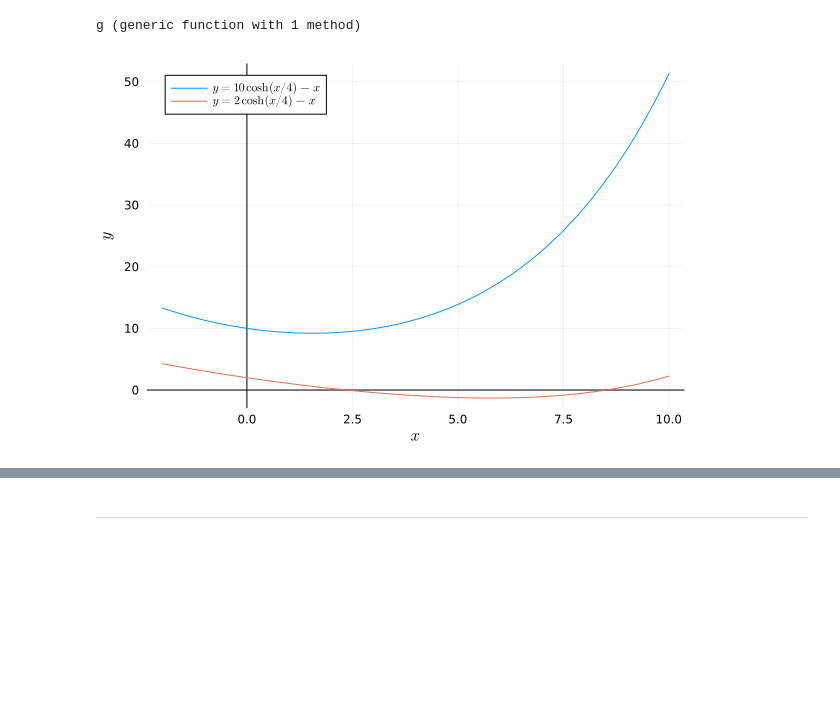
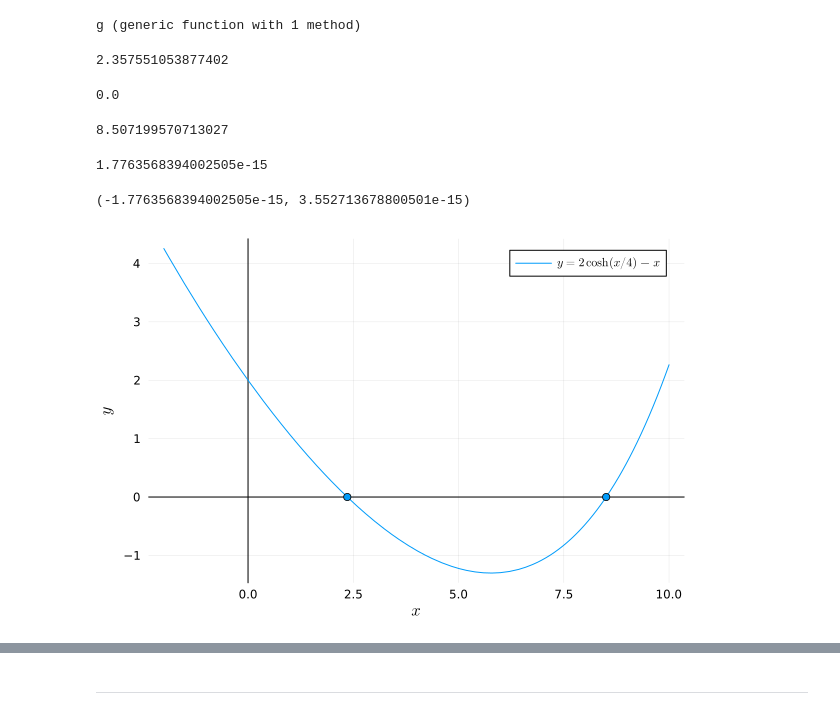
Before and after one commit to ApolloTheApollo/20262-lecture-notes, a Jupyter notebook: chapter03/Section 3.1 - Solving nonlinear equations.ipynb, the cells around one changed output, grey strips where cells are left out. Drawn from its saved outputs; the diff is of its cells as text; code cells hidden in the pictures; blank space fills up the shorter version.

```diff
--- a/chapter03/Section 3.1 - Solving nonlinear equations.ipynb
+++ b/chapter03/Section 3.1 - Solving nonlinear equations.ipynb
@@ -65,11 +65,32 @@ g (generic function with 1 method)
 using Plots  # Package for plotting
 using Roots  # Package for finding roots of functions
 using LaTeXStrings
+# %%
+x1 = find_zero(g, [2.0, 3.0])
+# %% [output]
+2.357551053877402
+# %%
+g(x1)
+# %% [output]
+0.0
+# %%
+x2 = find_zero(g, [8.0, 9.0])
+# %% [output]
+8.507199570713027
+# %%
+g(x2)
+# %% [output]
+1.7763568394002505e-15
+# %%
+g(prevfloat(x2)), g(nextfloat(x2))
+# %% [output]
+(-1.7763568394002505e-15, 3.552713678800501e-15)
 # %%
 plot(axes_style=:zerolines, xlabel=L"x", ylabel=L"y")
-plot!(f, -2, 10, label=L"y = 10\cosh(x/4) - x")
+#plot!(f, -2, 10, label=L"y = 10\cosh(x/4) - x")
 plot!(g, -2, 10, label=L"y = 2\cosh(x/4) - x")
+scatter!([x1, x2], [0.0, 0.0], color=1, label=:none)
 # %% [output]
-[figure, old version]
+[figure, new version]
 # %%
 @doc find_zero
```
Also changed, not shown: parts of 3 cells of this notebook, 1 other file.
